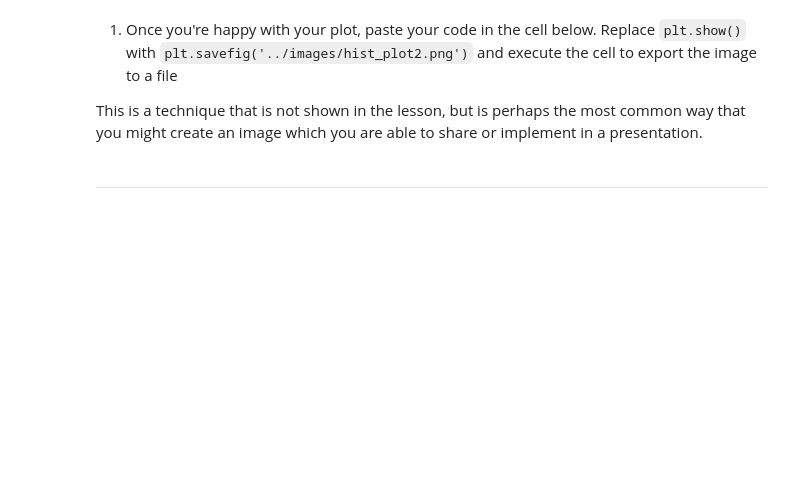
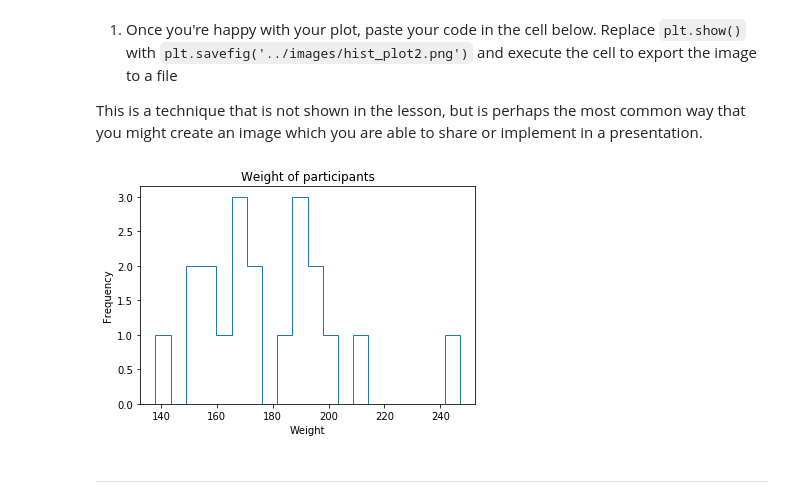
Before and after one commit to zcc33/ds-precourse-histograms, a Jupyter notebook: notebooks/histogram_challenges.ipynb, the cells around one changed output. Cells and saved outputs as stored; diff of their text form; code cells hidden in the pictures; blank space fills up the shorter version.

```diff
--- a/notebooks/histogram_challenges.ipynb
+++ b/notebooks/histogram_challenges.ipynb
@@ -64,2 +121,10 @@ This is a technique that is not shown in the lesson, but is perhaps the most com
+# %%
+plt.hist(physical["Weight"], bins=20, histtype="step")
+plt.title("Weight of participants")
+plt.ylabel("Frequency")
+plt.xlabel("Weight")
+plt.savefig("../images/hist_plot2.png")
+# %% [output]
+[figure, added]
 # %% [markdown]
 ---
```
Also changed, not shown: parts of 14 cells of this notebook, 3 other files.
